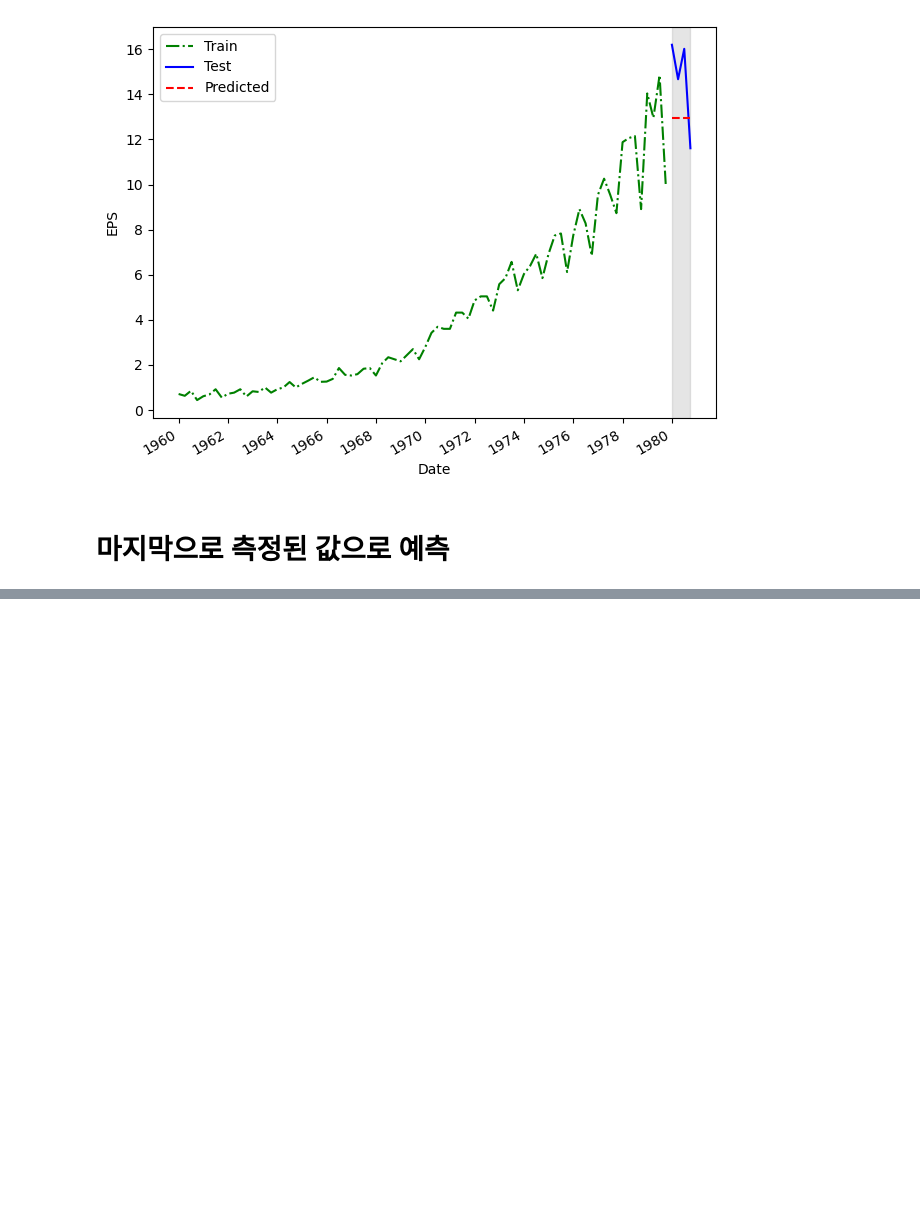
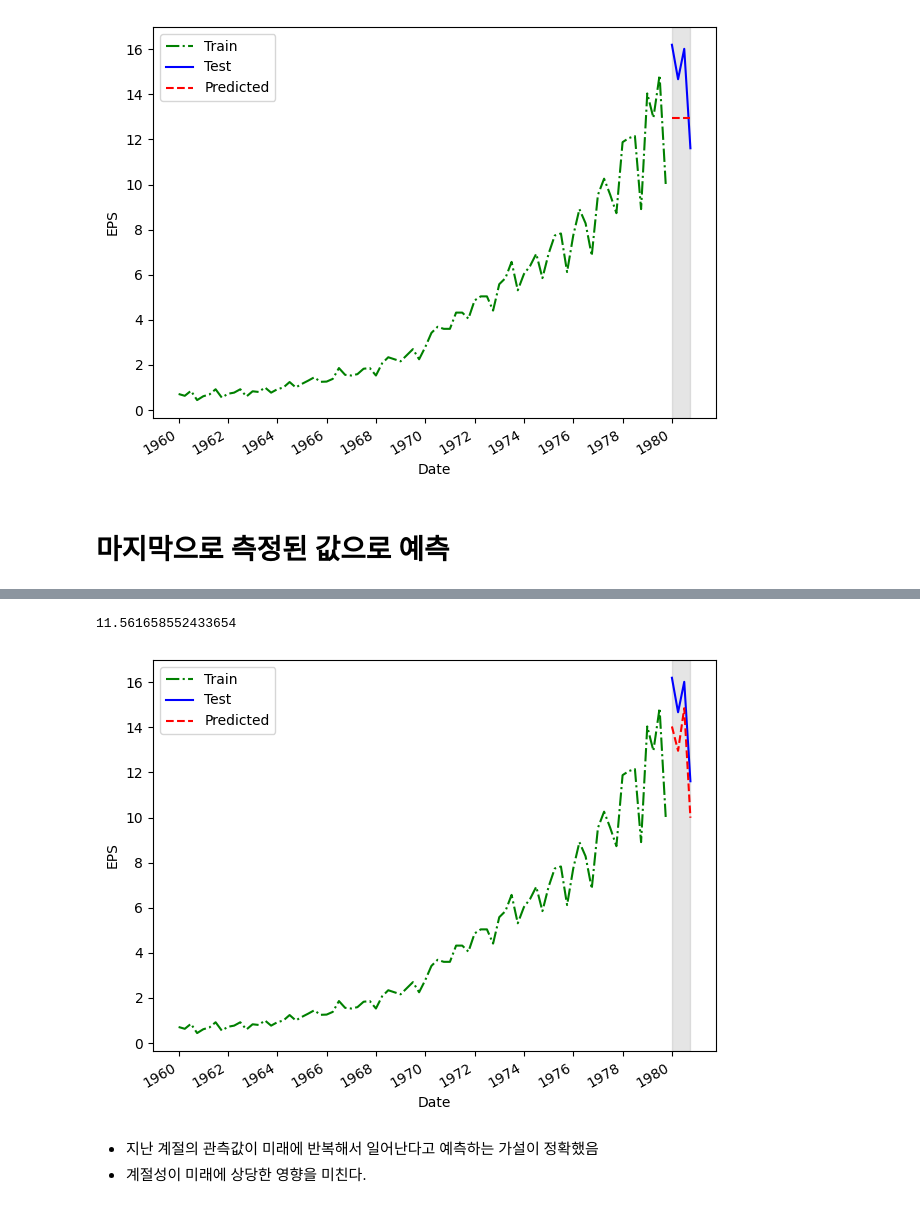
Before and after one commit to mskcho00/TimeSeries-Self-Practice, a Jupyter notebook: 2.ipynb, the cells around one changed output, grey strips where cells are left out. Cells and saved outputs as stored; diff of their text form; code cells hidden in the pictures; blank space fills up the shorter version.

```diff
--- a/2.ipynb
+++ b/2.ipynb
@@ -148,0 +204,9 @@ test.loc[:, 'pred_last'] = last
+# %%
+# 주기의 길이는 4번의 분기이므로 1979년 첫 번째 분기의 EPS를 사용하여 1980년 첫 번째 분기의 값을 예측
+# 그 다음 1979년 두 번째 분기의 EPS를 사용해 1980년 두 번째 분기의 값을 예측
+
+# 1979년 4번의 분기에 해당하는 마지막 4개 값을 가져온 후,
+# 1980년의 분기들에 순서대로 값을 할당하는 방식으로 베이스라인 모델을 구현
+
+test.loc[:, 'pred_last_season'] = train['data'][-4:].values
+test
@@ -148,0 +219,31 @@ test.loc[:, 'pred_last'] = last
+# %%
+mape_naive_seasonal = mape(test['data'], test['pred_last_season'])
+
+print(mape_naive_seasonal)
+# %% [output]
+11.561658552433654
+# %%
+import matplotlib.pyplot as plt
+
+fig, ax = plt.subplots()
+
+ax.plot(train['date'], train['data'], 'g-.', label = 'Train')
+ax.plot(test['date'], test['data'], 'b-', label = "Test")
+#이제는 pred_mean이 아니라 pred__last_yr_mean
+ax.plot(test['date'], test['pred_last_season'], 'r--', label = "Predicted")
+ax.set_xlabel('Date')
+ax.set_ylabel('EPS')
+ax.axvspan(80, 83, color = '#808080', alpha = 0.2)
+ax.legend(loc = 2)
+
+plt.xticks(np.arange(0, 85, 8), [1960, 1962, 1964, 1966, 1968, 1970, 1972,
+                                1974, 1976, 1978, 1980])
+
+# x축 눈금 레이블의 서식을 자동 설정; 레이블 약간 회전시켜 가독성 향상
+fig.autofmt_xdate()
+plt.tight_layout()
+# %% [output]
+[figure, added]
+# %% [markdown]
+- 지난 계절의 관측값이 미래에 반복해서 일어난다고 예측하는 가설이 정확했음
+- 계절성이 미래에 상당한 영향을 미친다.
```
Also changed, not shown: parts of 19 cells of this notebook, 4 other files.
